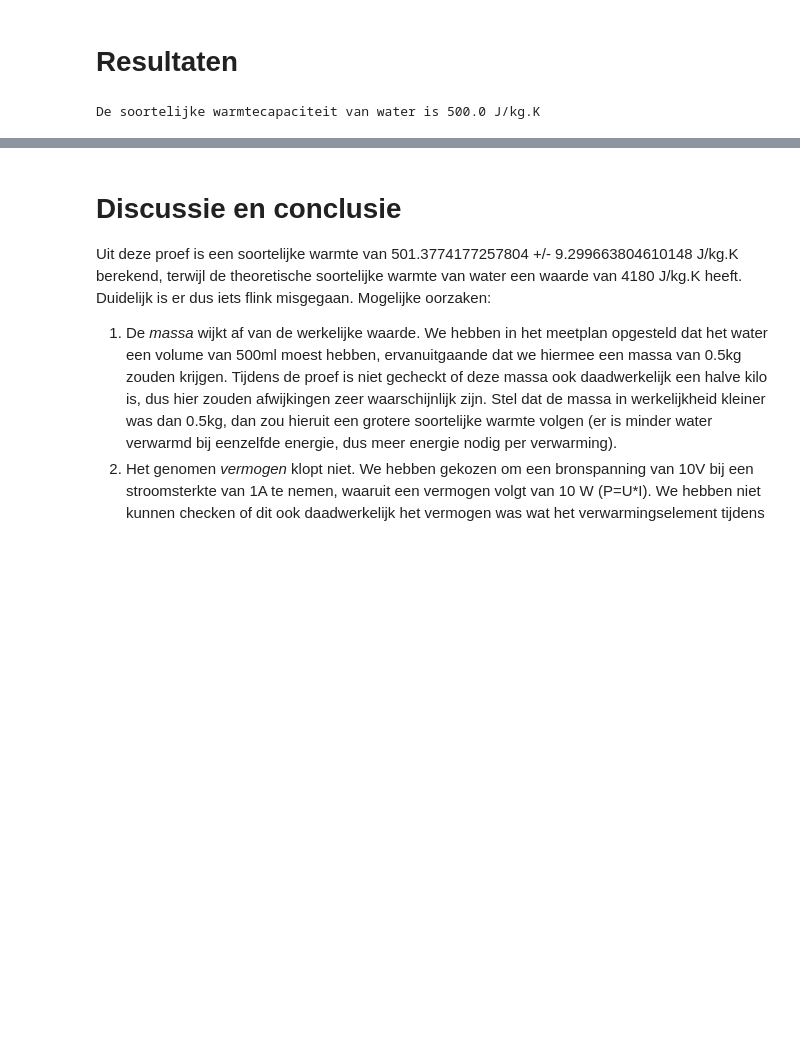
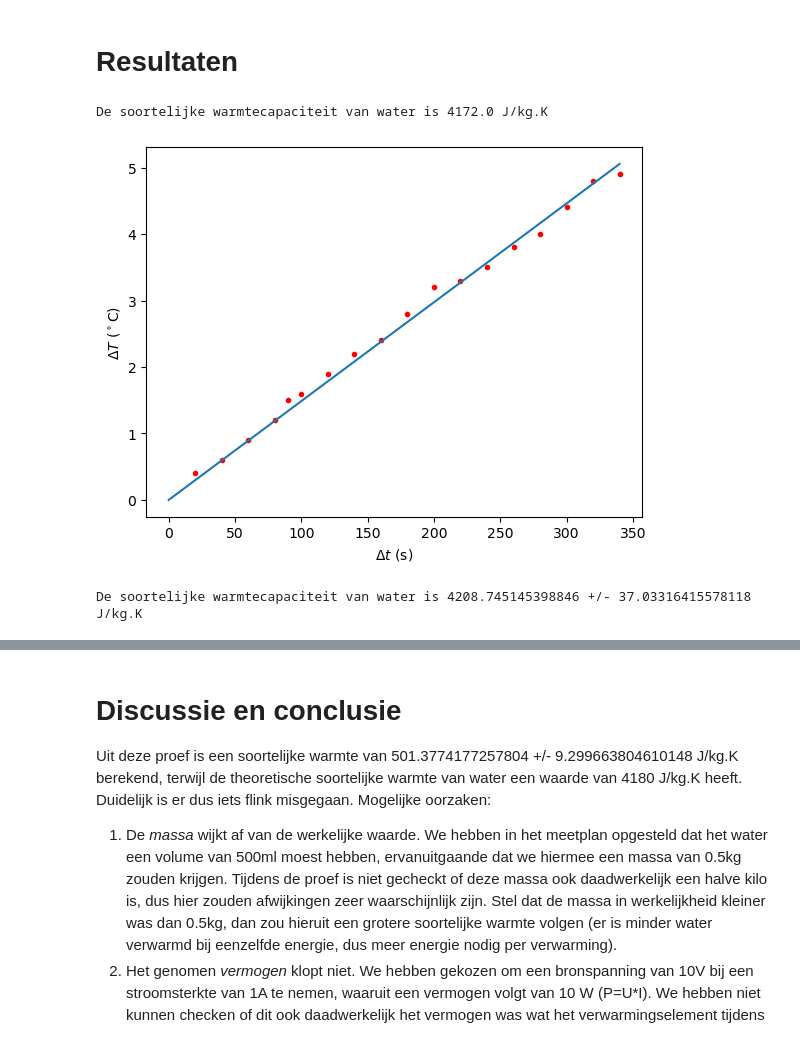
Before and after one commit to SybrenK07/25, a Jupyter notebook: Content/Labs/c_water.ipynb, the cells around one changed output, grey strips where cells are left out. Saved outputs shown, nothing was run; the diff lists cells and outputs as text; code cells hidden in the pictures; blank space fills up the shorter version.

```diff
--- a/Content/Labs/c_water.ipynb
+++ b/Content/Labs/c_water.ipynb
@@ -85,16 +93,19 @@ Daarbij moet de roerder wel aanstaan om de warmte goed te verdelen.
 # %% [markdown]
 # Resultaten
 # %%
-# Hier de data en de analyse
+# 1e try (met alleen eerste en laatste punt)
+
+
 import numpy as np
 import matplotlib.pyplot as plt
 from scipy.optimize import curve_fit
 
-massa = 0.5 #kg
-volt = 10 #V
-ampere = 1 #A
-temp = np.array([17.1, 17.5, 17.8, 18.3, 18.6, 19.2, 19.5]) + 273.15 #K
-tijd = np.array([0,10,20,30,40,50,60]) #s
+massa = 0.4976 #kg
+volt = 17.3 #V
+ampere = 1.8 #A
+
+temp = np.array([21.8,22.0,22.3,22.6,22.9,23.0,23.3,23.6,23.8,24.2,24.6,24.7,24.9,25.2,25.4,25.8,26.2,26.3]) +273.15 #C
+tijd = np.array([20,40,60,80,90,100,120,140,160,180,200,220,240,260,280,300,320,340]) #s
 
 vermogen = volt * ampere #W
 dtijd = tijd[6]-tijd[0]
@@ -105,5 +116,46 @@ c = warmte / (massa * dtemp)
 
 print("De soortelijke warmtecapaciteit van water is",np.round(c),"J/kg.K")
 # %% [output]
-De soortelijke warmtecapaciteit van water is 500.0 J/kg.K
+De soortelijke warmtecapaciteit van water is 4172.0 J/kg.K
+# %%
+# 2e try (Felix code)
+
+
+import numpy as np
+import matplotlib.pyplot as plt
+from scipy.optimize import curve_fit
+
+massa = 0.4976 #kg
+volt = 17.3 #V
+ampere = 1.8 #A
+
+temp = np.array([21.8,22.0,22.3,22.6,22.9,23.0,23.3,23.6,23.8,24.2,24.6,24.7,24.9,25.2,25.4,25.8,26.2,26.3]) #+273.15 #C
+tijd = np.array([20,40,60,80,90,100,120,140,160,180,200,220,240,260,280,300,320,340]) #s
+
+vermogen = volt * ampere #W
+dtemp = temp-21.4
+warmte = vermogen * dtijd
+def dT(t,c):
+    return vermogen * t/(c*massa)
+
+values, pcov =curve_fit(dT,tijd,dtemp)
+
+c = values[0]
+u_c = np.sqrt(pcov[0][0])
+
+#fitwaardes maken
+x_fit=np.linspace(0,max(tijd), 1000)
+y_fit=dT(x_fit,c)
+
+plt.figure()
+plt.plot(tijd, dtemp, 'r.',label='Meetpunten')
+plt.plot(x_fit,y_fit, label='Fitfunctie')
+plt.ylabel('$\\Delta T$ ($^\\circ$C)')
+plt.xlabel('$\\Delta t$ (s)')
+plt.show()
+
+print("De soortelijke warmtecapaciteit van water is",c, "+/-", u_c,"J/kg.K")
+# %% [output]
+[figure, added]
+De soortelijke warmtecapaciteit van water is 4208.745145398846 +/- 37.03316415578118 J/kg.K
 # %%
```
Also changed, not shown: parts of 2 cells of this notebook, 2 other files.
